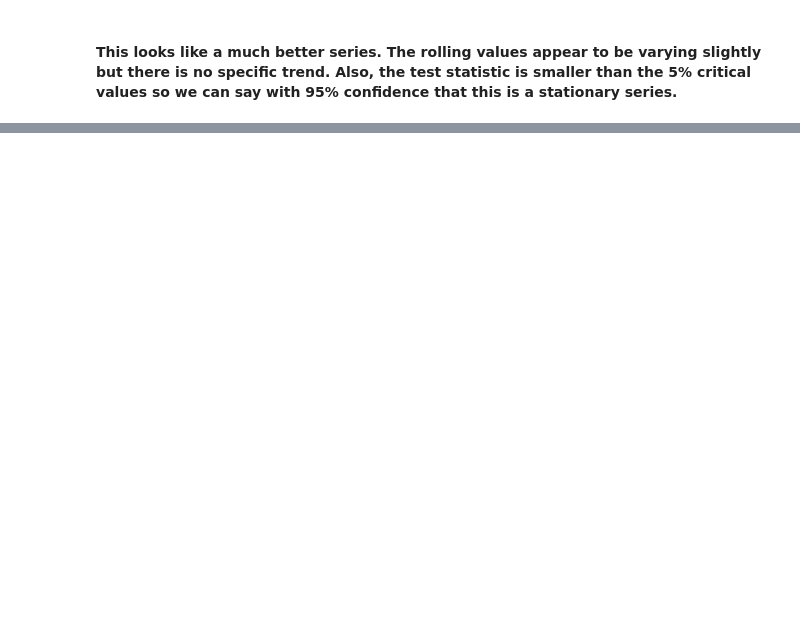
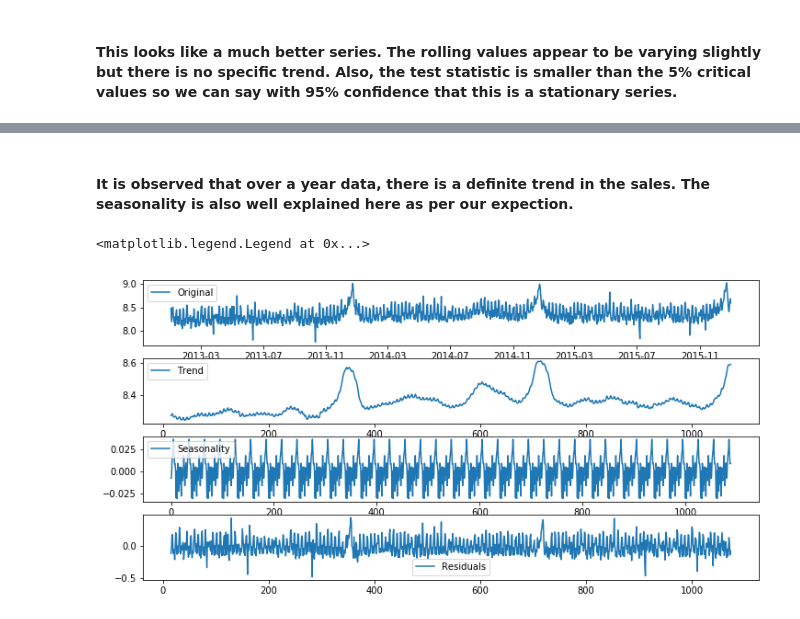
Before and after one commit to codeopia/GrocerySalesAnalysis, a Jupyter notebook: Grocery_Prediction_Arima_Initial+Model.ipynb, the cells around one changed output, grey strips where cells are left out. Cells and saved outputs as stored; diff of their text form; code cells hidden in the pictures; blank space fills up the shorter version.

```diff
--- a/Grocery_Prediction_Arima_Initial+Model.ipynb
+++ b/Grocery_Prediction_Arima_Initial+Model.ipynb
@@ -246,0 +282,27 @@ dtype: float64
+# %% [markdown]
+#### It is observed that over a year data, there is a definite trend in the sales. The seasonality is also well explained here as per our expection.
+# %%
+#### Let us plot the timeseries with decomposition data. I.e. Trend, Seasonal and Residual. The frequency is for 30 days.
+from statsmodels.tsa.seasonal import seasonal_decompose
+decomposition = seasonal_decompose(ts_log.values, freq=30)
+
+trend = decomposition.trend
+seasonal = decomposition.seasonal
+residual = decomposition.resid
+
+plt.figure(figsize=(12,6))
+plt.subplot(411)
+plt.plot(ts_log, label='Original')
+plt.legend(loc='best')
+plt.subplot(412)
+plt.plot(trend, label='Trend')
+plt.legend(loc='best')
+plt.subplot(413)
+plt.plot(seasonal,label='Seasonality')
+plt.legend(loc='best')
+plt.subplot(414)
+plt.plot(residual, label='Residuals')
+plt.legend(loc='best')
+# %% [output]
+<matplotlib.legend.Legend at 0x...>
+[figure, added]
```
Also changed, not shown: parts of 28 cells of this notebook, 1 other file.
